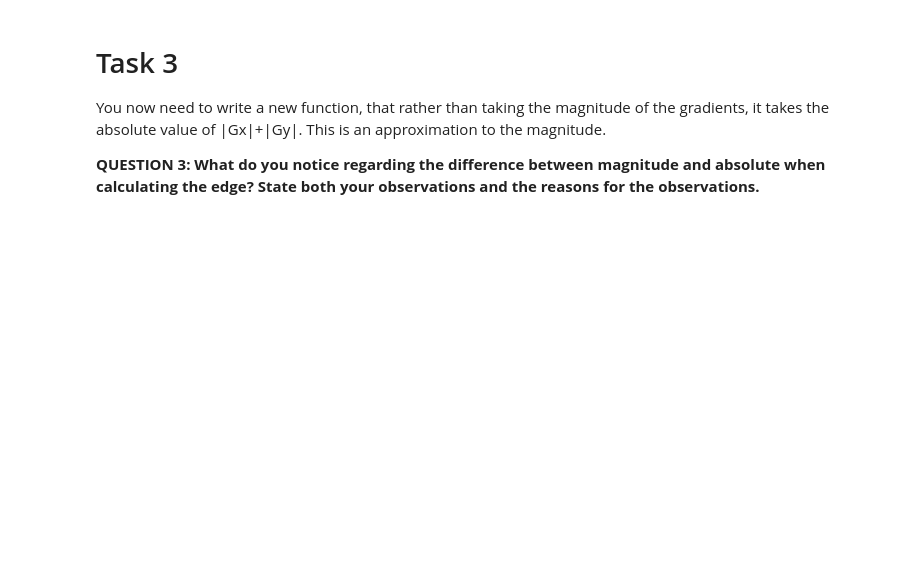
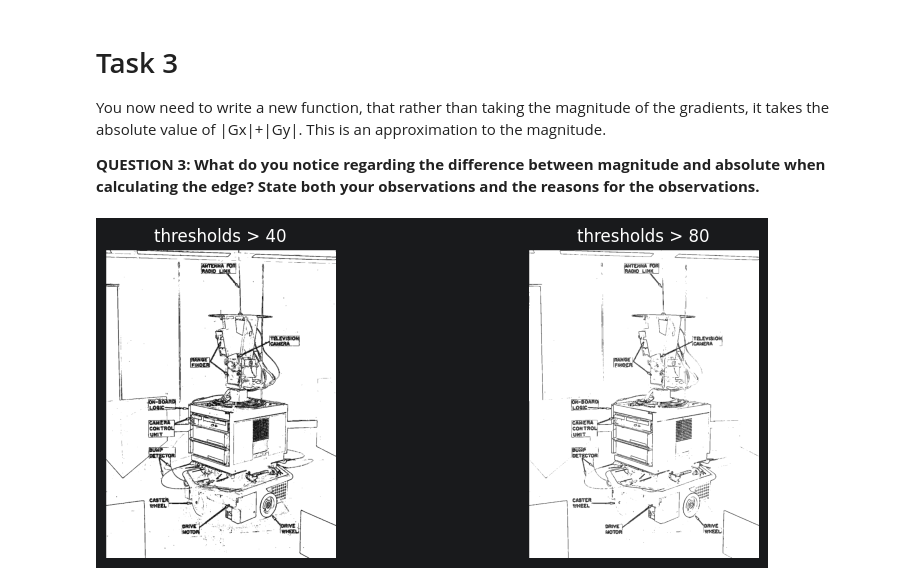
Before and after one commit to Mahaabujabal/Compute-Vision-Imaging, a Jupyter notebook: week3_lab_session/EdgeDetection.ipynb, the cells around one changed output. Saved outputs shown, nothing was run; the diff lists cells and outputs as text; code cells hidden in the pictures; blank space fills up the shorter version.

```diff
--- a/week3_lab_session/EdgeDetection.ipynb
+++ b/week3_lab_session/EdgeDetection.ipynb
@@ -172,0 +205,31 @@ You now need to write a new function, that rather than taking the magnitude of t
+# %%
+# Complete Task 3 here
+roberts_x= np.array( [ [1,0], [0,-1] ])
+
+
+roberts_y=  np.array( [ [0,1], [-1,0] ])
+
+shakey_roberts_x= convolve2d(shakey, roberts_x, mode="same")
+shakey_roberts_y= convolve2d(shakey, roberts_y, mode="same")
+
+# Function to compute magnitude
+def magnitude(x, y):
+    return np.abs(x) + np.abs(y)
+absolute_magnitude= magnitude(shakey_roberts_x ,shakey_roberts_y)
+
+# Visualizing Roberts thresholds
+plt.figure(figsize=(10, 4))
+plt.subplot(1, 2, 1)
+plt.imshow(absolute_magnitude > 40, cmap="binary")
+plt.title("thresholds > 40")
+plt.axis("off")
+
+plt.subplot(1, 2, 2)
+plt.imshow(absolute_magnitude > 80, cmap="binary")
+plt.title("thresholds > 80")
+plt.axis("off")
+
+plt.show()
+'''Question 3:diagonal lines appear slightly thicker. '''
+# %% [output]
+[figure, added]
```
Also changed, not shown: parts of 4 cells of this notebook.
